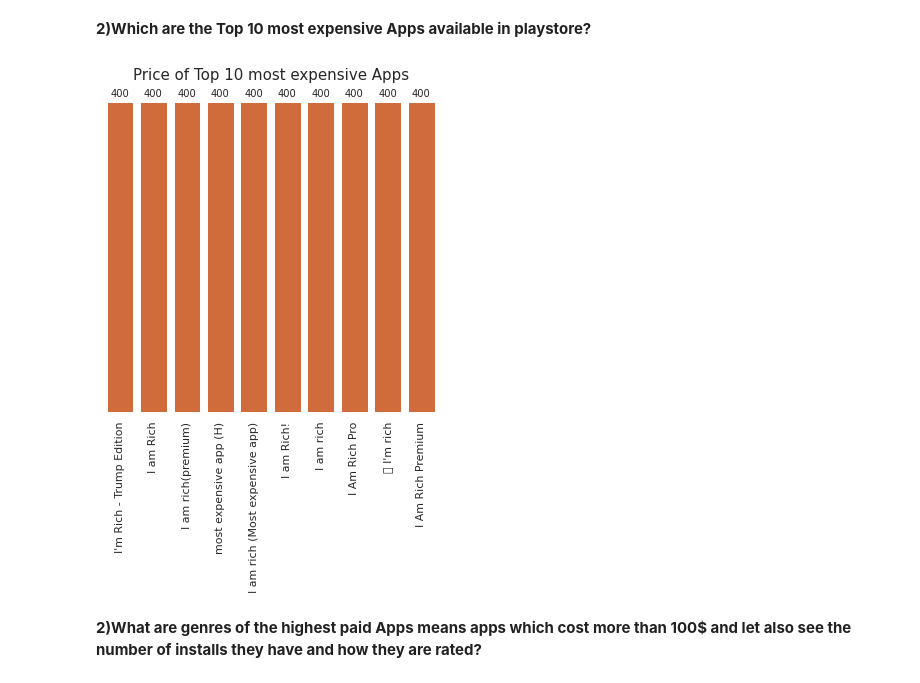
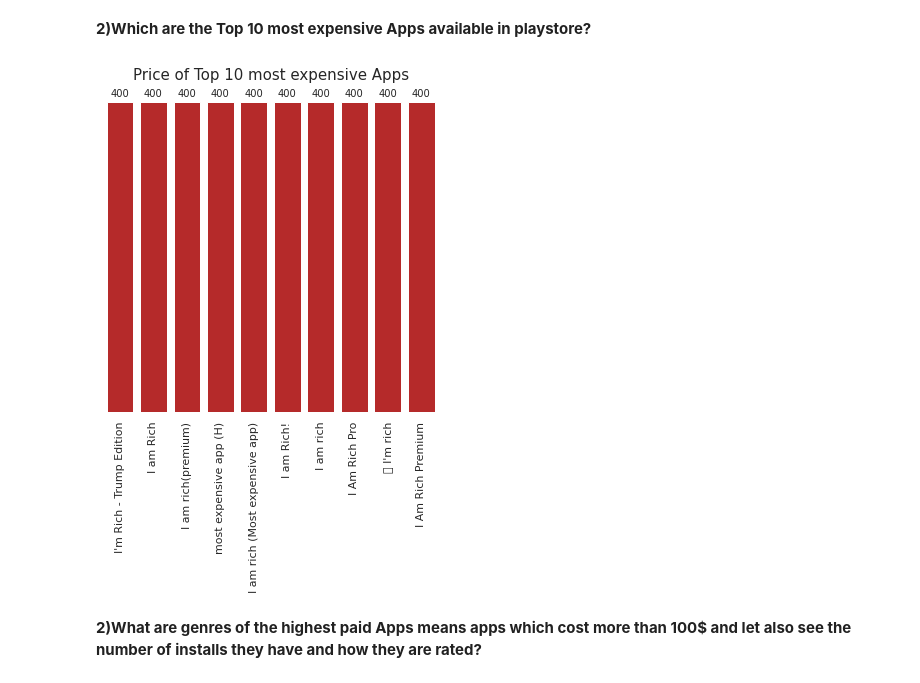
Before and after one commit to sudeep-009/PlayStoreAppReviewAnalysis, a Jupyter notebook: Copy_of_Play_Store_App_Review_Analysis_Capstone_Project.ipynb, the cells around one changed output. Drawn from its saved outputs; the diff is of its cells as text; code cells hidden in the pictures.

```diff
--- a/Copy_of_Play_Store_App_Review_Analysis_Capstone_Project.ipynb
+++ b/Copy_of_Play_Store_App_Review_Analysis_Capstone_Project.ipynb
@@ -544,8 +544,8 @@ ax.axes.yaxis.set_ticklabels([])
 for spine in plt.gca().spines.values():
   spine.set_visible(False)
 bars = plt.bar(x=bulky_app_categories_df['Category'],height=bulky_app_categories_df['Size'],color='lightslategrey')
-bars[0].set_color('#E96223')
-bars[1].set_color('#E96223')
+bars[0].set_color('#CC1313')
+bars[1].set_color('#CC1313')
 for bar in bars:
     plt.gca().text(bar.get_x() + bar.get_width()/2, bar.get_height() - 22, str(int(bar.get_height())),
                  ha='center', color='w', fontsize=14)
@@ -563,7 +563,7 @@ sns.set_theme(palette='autumn',rc={'figure.figsize': (20,5)},style='whitegrid')
 bulky_app_cat_df = bulky_app_df.groupby('Category').agg({"Rating":"median"}).reset_index().sort_values('Rating',ascending=False)
 bars = sns.barplot(x=bulky_app_cat_df.Category,y=bulky_app_cat_df.Rating,color='lightslategray')
 for i in range(7):
-  bars.patches[i].set_color('#E96223')
+  bars.patches[i].set_color('#CC1313')
 plt.xticks(rotation=90)
 for spine in plt.gca().spines.values():
   spine.set_visible(False)
@@ -614,7 +614,7 @@ new_df.columns = ['Category','Free','Paid']
 new_df.set_index('Category',inplace=True)
 from pylab import rcParams
 rcParams['figure.figsize'] = 20, 10
-sns.set(palette="pastel",style='whitegrid')
+sns.set(palette="Spectral",style='whitegrid')
 ax = new_df.plot(kind='bar', stacked = True)
 plt.title("Categorical wise ratio of free apps and paid apps",size=15)
 plt.grid(False)
@@ -637,13 +637,13 @@ for spine in ax.spines.values():
 **1) What is the Average Price of the Paid Apps?**
 # %%
 paid_apps = app_df[app_df.Type == 'Paid']
-sns.set_theme(style="whitegrid",palette='muted',rc={'figure.figsize': (5,5)})
+sns.set_theme(style="whitegrid",palette='Spectral',rc={'figure.figsize': (5,5)})
 # sns.boxplot(y=paid_apps['Price'])
 # plt.grid(False)
 # plt.title('Statistical Visualization of Price for Paid Apps',size=14)
 # plt.ylabel('Rating',size=12)
 paid_apps = paid_apps['Price'].dropna()
-sns.set_theme(style="whitegrid",palette='muted',rc={'figure.figsize': (5,5)})
+sns.set_theme(style="whitegrid",palette='Spectral',rc={'figure.figsize': (5,5)})
 ax = sns.distplot(paid_apps,color='red')
 plt.grid(False)
 # %% [output]
@@ -660,24 +660,24 @@ Average Price of the Paid Apps is 2.99
 # %%
 paid_apps = app_df[app_df.Type=='Paid']
 top_expensive_apps = paid_apps.sort_values('Price',ascending=False).head(10)
 sns.set_theme(style='whitegrid',rc={'figure.figsize': (6,6)})
-bars = sns.barplot(y=top_expensive_apps['Price'],x=top_expensive_apps['App'],color='#E96223')
+bars = sns.barplot(y=top_expensive_apps['Price'],x=top_expensive_apps['App'],color='#CC1313')
 plt.xticks(rotation=90)
 plt.grid(False)
 ax = plt.gca()
 plt.xlabel('')
 plt.ylabel('')
 plt.title('Price of Top 10 most expensive Apps',size=15)
 ax.axes.yaxis.set_ticklabels([])
 for spine in plt.gca().spines.values():
   spine.set_visible(False)
 for bar in bars.patches:
   bars.annotate(format(bar.get_height(),'.0f'),(bar.get_x()+bar.get_width()/2,
                     bar.get_height()), ha='center', va='center',
                    size=10, xytext=(0, 8),
                    textcoords='offset points')
 # %% [output]
-[figure, old version]
+[figure, new version]
 # %% [markdown]
 **2)What are genres of the highest paid Apps means apps which cost more than 100$ and let also see the number of installs they have and how they are rated?**
 # %%
```
Also changed, not shown: parts of 27 cells of this notebook.
